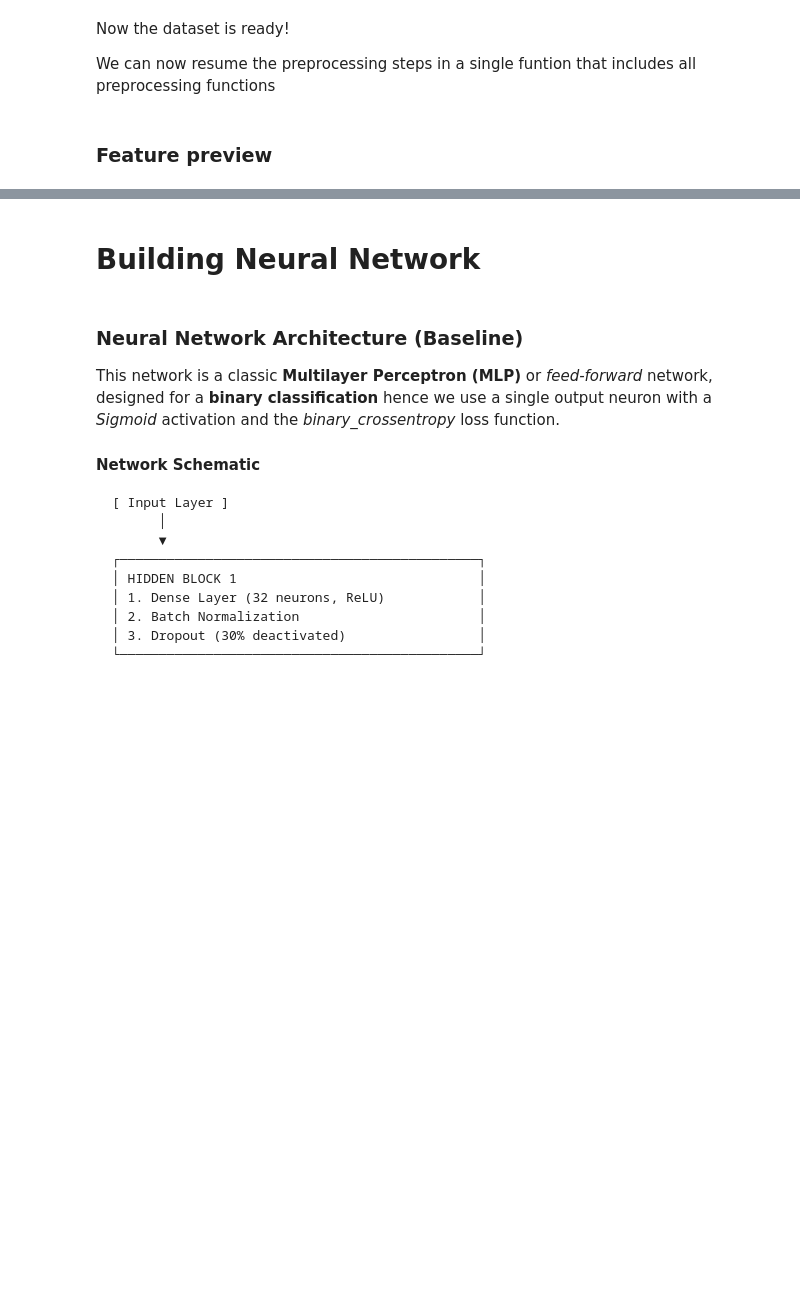
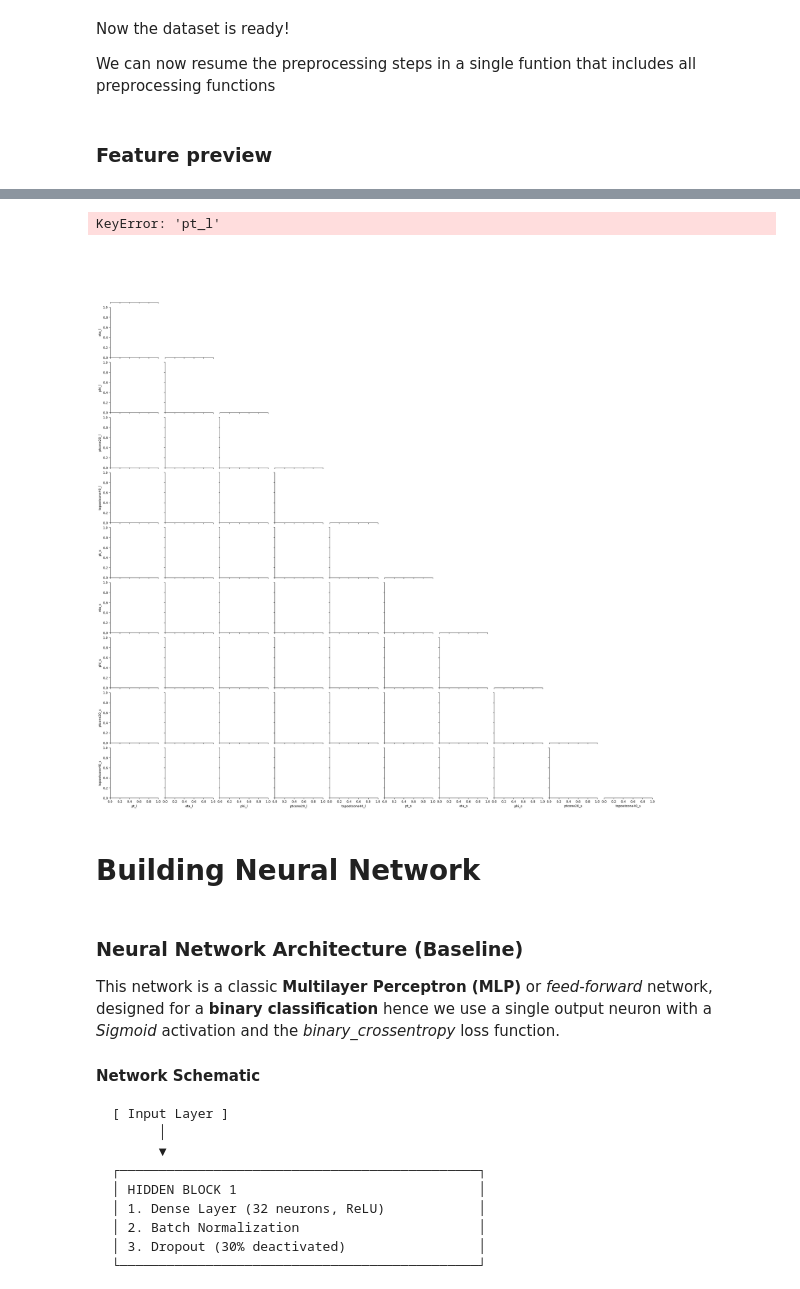
Before and after one commit to alessandrofoglizzo/DAML_project, a Jupyter notebook: Hgammagamma.ipynb, the cells around one changed output, grey strips where cells are left out. Saved outputs shown, nothing was run; the diff lists cells and outputs as text; code cells hidden in the pictures; blank space fills up the shorter version.

```diff
--- a/Hgammagamma.ipynb
+++ b/Hgammagamma.ipynb
@@ -430,10 +472,13 @@ plt.show()
 # %%
-df = ak.to_dataframe(X_array)
-df['target'] = ak.to_numpy(mc_final.label)
-df['target'] = df['target'].astype('category')
+df = ak.to_dataframe(X_vector)
+df["target"] = ak.to_dataframe(mc_final.label)
+df["target"] = df["target"].astype("category")
 
 sns.pairplot(df[:1000], hue="target", vars=feature_names, corner=True)
 plt.show()
+# %% [output]
+KeyError: 'pt_l'
+[figure, added]
 # %% [markdown]
 # Building Neural Network
 # %% [markdown]
```
Also changed, not shown: parts of 14 cells of this notebook.
